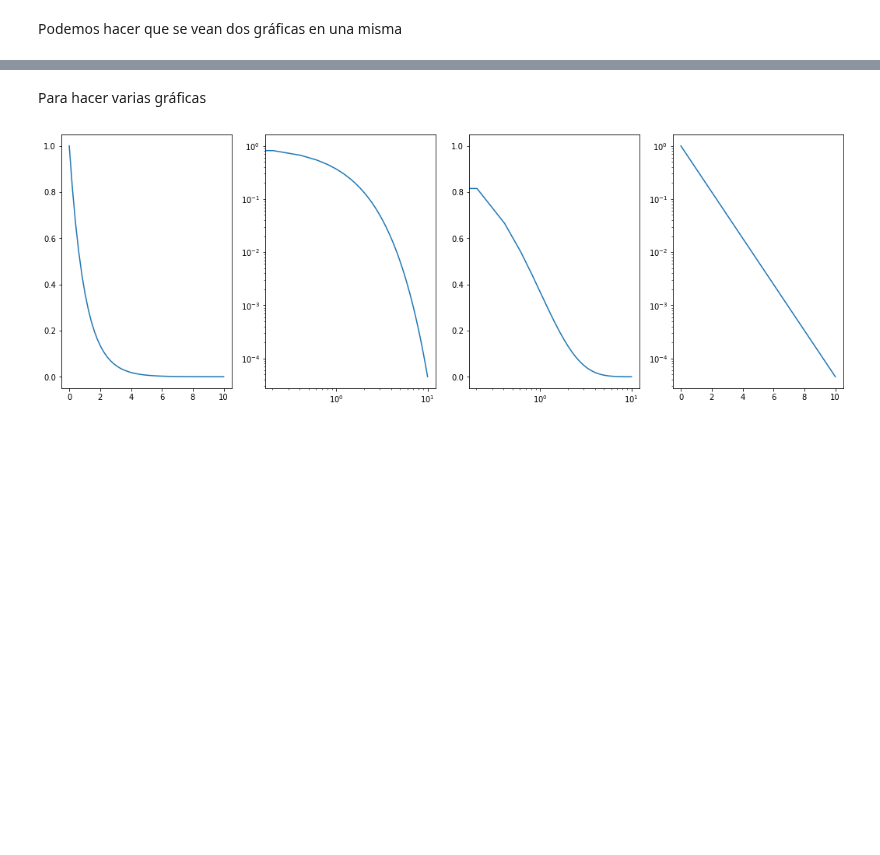
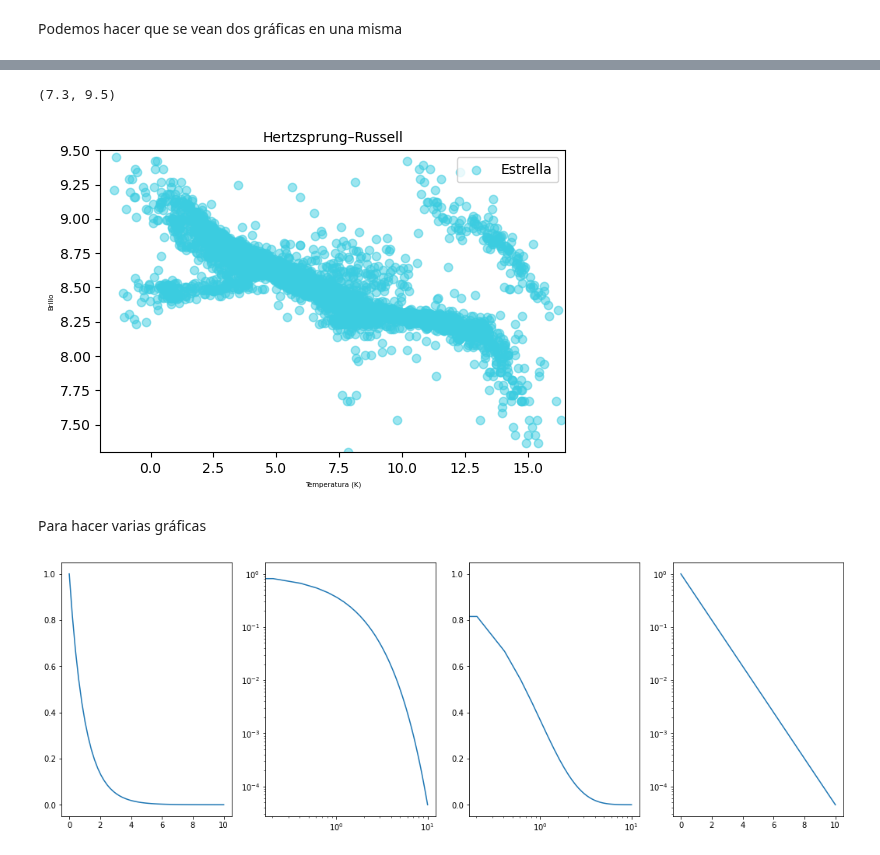
Before and after one commit to jesusigarmor/Matematicas-computacionales-fall2020, a Jupyter notebook: alumnos/Aranza/Auxiliar/Repaso.ipynb, the cells around one changed output, grey strips where cells are left out. Cells and saved outputs as stored; diff of their text form; code cells hidden in the pictures; blank space fills up the shorter version.

```diff
--- a/alumnos/Aranza/Auxiliar/Repaso.ipynb
+++ b/alumnos/Aranza/Auxiliar/Repaso.ipynb
@@ -567,20 +599,23 @@ plt.legend(loc='upper left')
 # %%
 tem, mag = np.loadtxt('stars.txt', unpack=True, dtype = float, delimiter=' ', usecols = [0,1])
-plt.figure(figsize=(10, 6), dpi=100)
+plt.figure(figsize=(6, 4), dpi=100)
 plt.subplot(1, 1, 1)
 plt.scatter(mag, np.log(tem), color = (.23, .8, .88), alpha = .5, label = 'Estrella')
 
-plt.title("Hertzsprung–Russell", fontsize = 20)
-plt.ylabel('Brillo', fontsize = 10)
-plt.xlabel('Temperatura (K)', fontsize = 10)
+plt.title("Hertzsprung–Russell", fontsize = 10)
+plt.ylabel('Brillo', fontsize = 5)
+plt.xlabel('Temperatura (K)', fontsize = 5)
 plt.legend(loc = 'upper right')
 
 # Con esto modificamos los límites a ojo de buen cubero.
 plt.xlim(-2,16.5)
 plt.ylim(7.3,9.5)
 
 # Otro ejemplo es que queremos de -4 a 4 en 18 pedazos.
 # plt.xticks(np.linspace(-4, 4, 18, endpoint=True))
+# %% [output]
+(7.3, 9.5)
+[figure, added]
 # %% [markdown]
 Para hacer varias gráficas
 # %%
```
Also changed, not shown: parts of 14 cells of this notebook, 11 other files.
